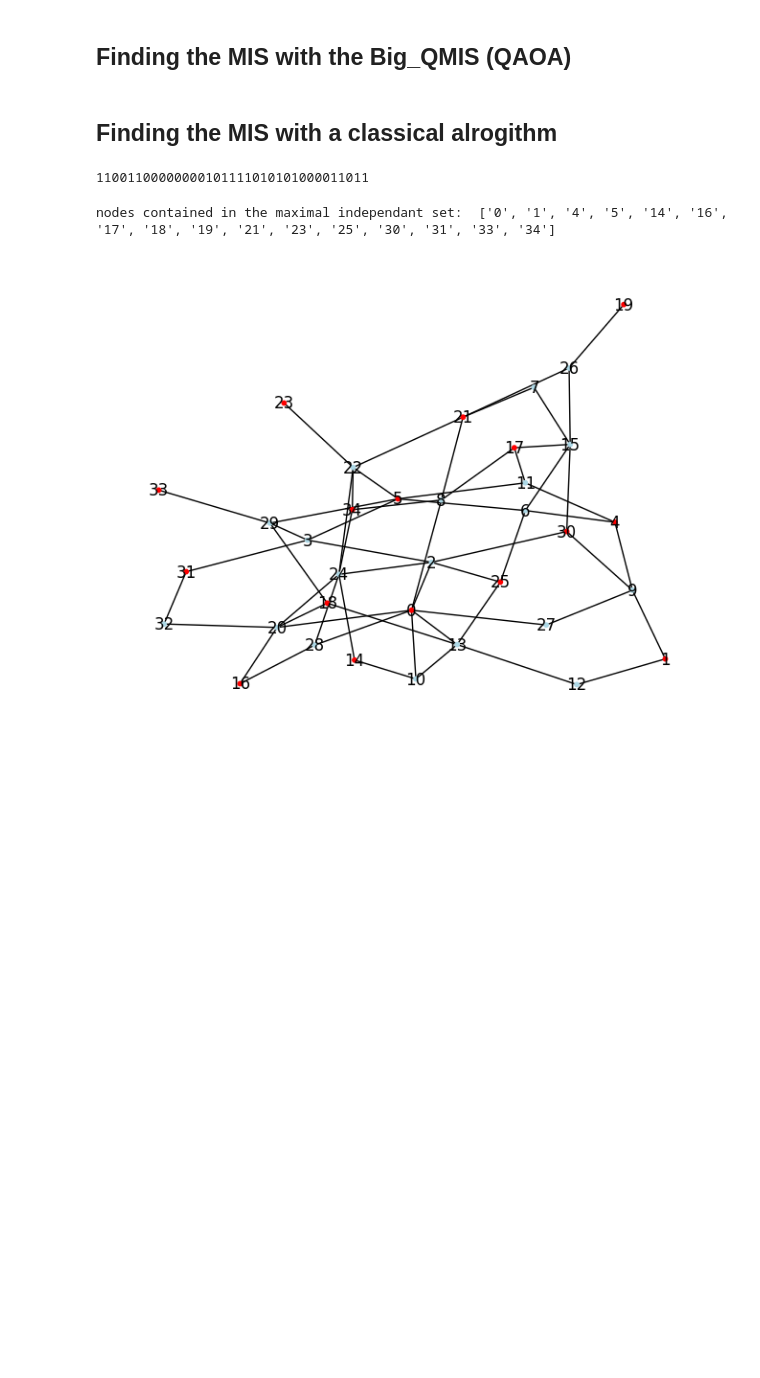
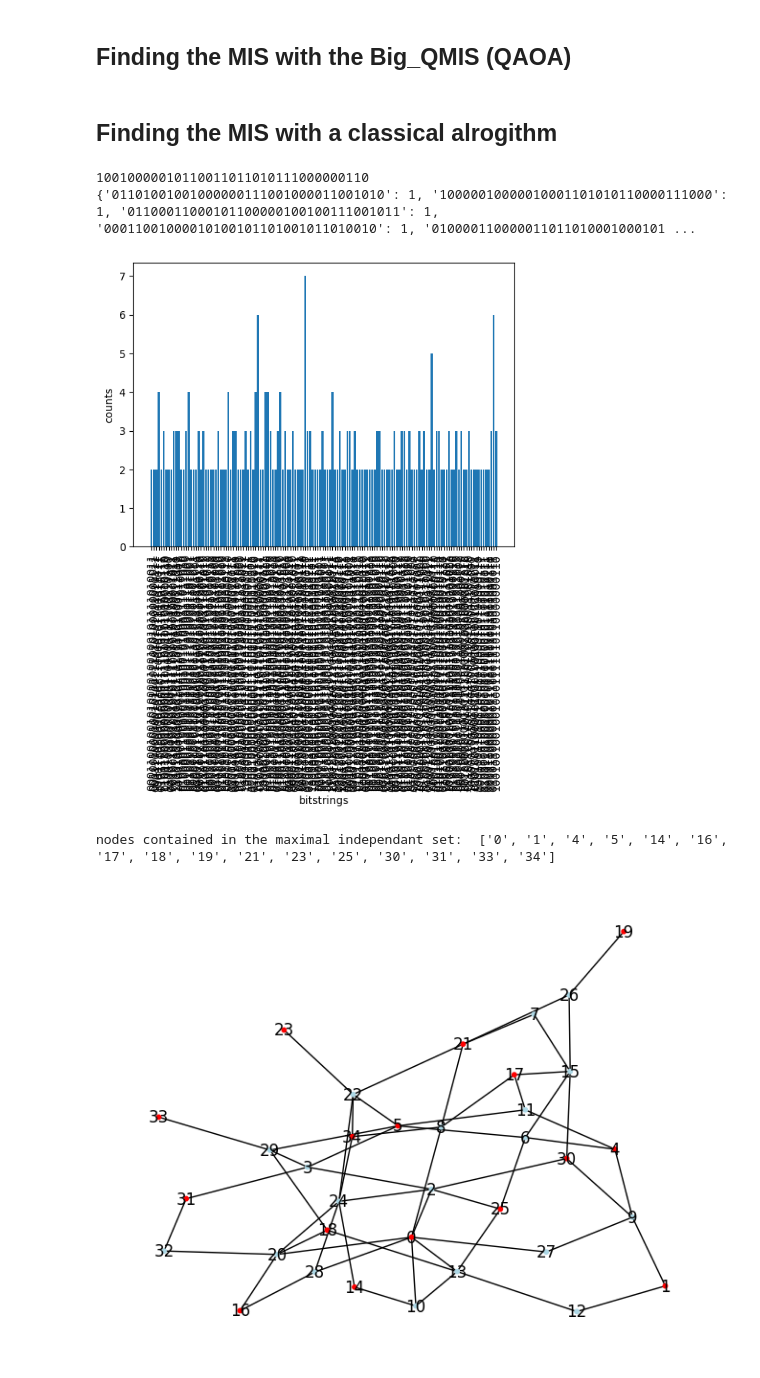
Before and after one commit to inking02/ReQpex, a Jupyter notebook: run_emulator.ipynb, the cells around one changed output. Saved outputs shown, nothing was run; the diff lists cells and outputs as text; code cells hidden in the pictures; blank space fills up the shorter version.

```diff
--- a/run_emulator.ipynb
+++ b/run_emulator.ipynb
@@ -108,8 +108,22 @@ res_dict = classical.run(
 best_bitstring_class = max(zip(res_dict.values(), res_dict.keys()))[1]
 
 print(best_bitstring_class)
+print(res_dict)
 # %% [output]
-11001100000000101111010101000011011
+10010000010110011011010111000000110
+{'01101001001000000111001000011001010': 1, '10000010000010001101010110000111000': 1, '01100011000101100000100100111001011': 1, '00011001000010100101101001011010010': 1, '010000110000011011010001000101 ...
+# %%
+file_name = "classical_histo_35_atoms.pdf"
+most_freq = {k: v for k, v in res_dict.items() if v > 0.001 * shots}
+plt.bar(list(most_freq.keys()), list(most_freq.values()))
+plt.xticks(rotation="vertical")
+plt.ylabel("counts")
+plt.xlabel("bitstrings")
+if file_name != "":
+    plt.savefig(file_name)
+plt.show()
+# %% [output]
+[figure, added]
 # %%
 classical_result = []
 for j in range(len(best_bitstring_class)):
```
Also changed, not shown: 3 other files.
